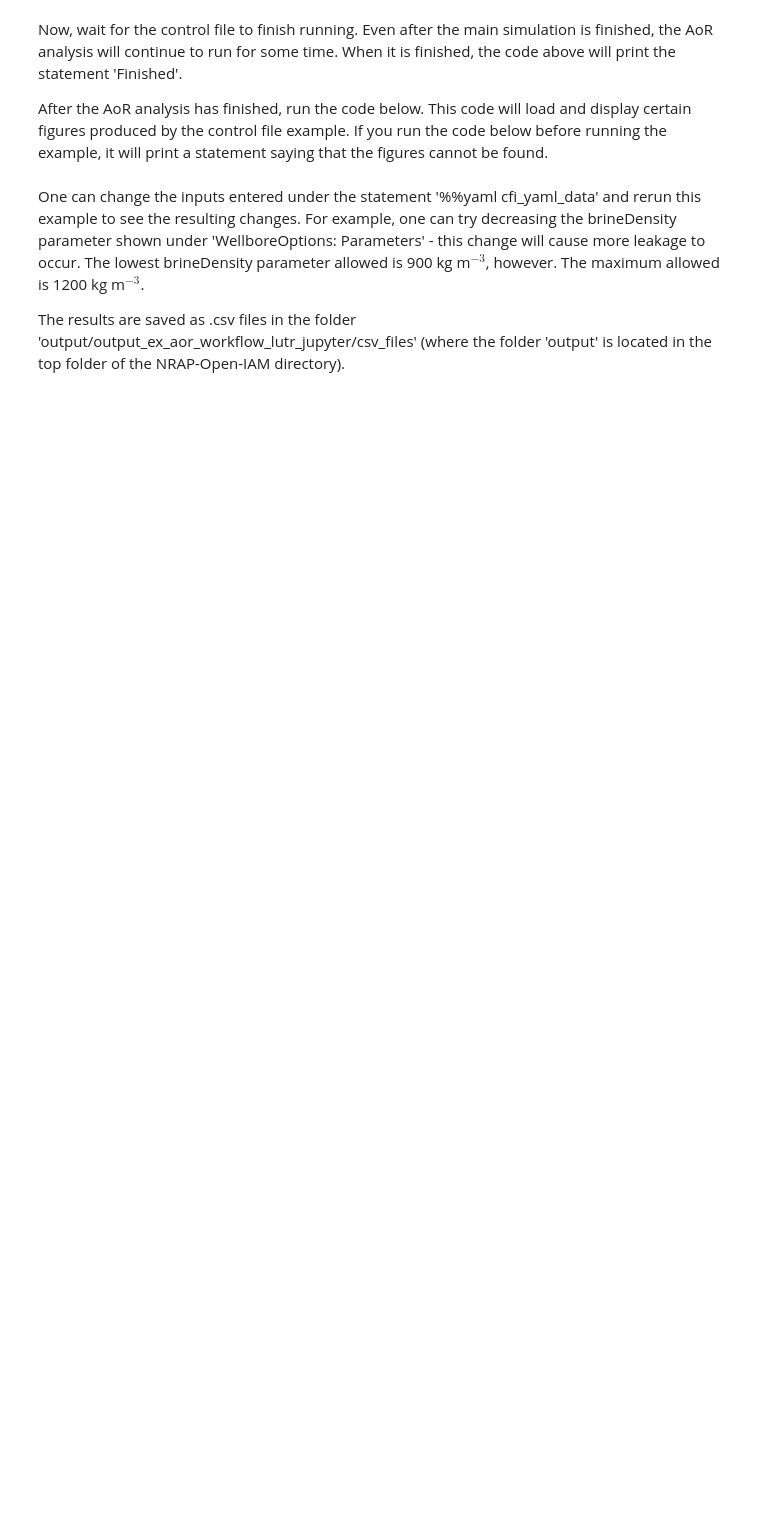
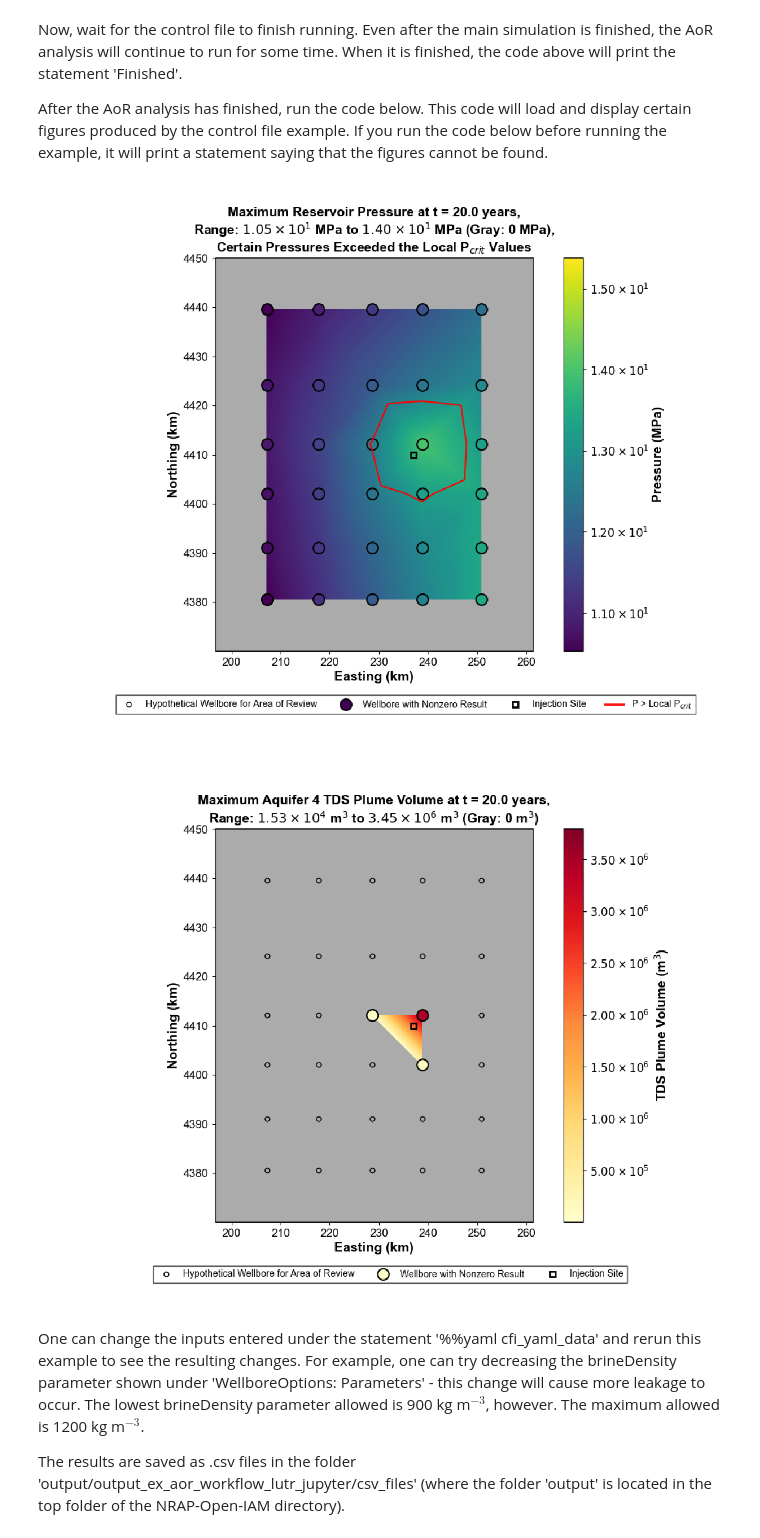
Before and after one commit to ShaparakSalek/NRAP-Open-IAM-Dev, a Jupyter notebook: examples/Jupyter_notebooks/05b_iam_cfi_aor_workflow_lutr_yamlmagic.ipynb, the cells around one changed output. Drawn from its saved outputs; the diff is of its cells as text; code cells hidden in the pictures; blank space fills up the shorter version.

```diff
--- a/examples/Jupyter_notebooks/05b_iam_cfi_aor_workflow_lutr_yamlmagic.ipynb
+++ b/examples/Jupyter_notebooks/05b_iam_cfi_aor_workflow_lutr_yamlmagic.ipynb
@@ -239,44 +325,47 @@ import matplotlib.image as mpimg
 
 example_output_directory = os.path.join(os.getcwd(), '..', '..', 'output', 'output_ex_aor_workflow_lutr_jupyter')
 
-figure_names = ['Pressure_Plot_tIndex_1.png', 'Pressure_Plot_tIndex_5.png',
-                'Pressure_Plot_tIndex_10.png', 'Pressure_Plot_tIndex_20.png',
-                'Aq_Brine_Impact_Plot_tIndex_1.png', 'Aq_Brine_Impact_Plot_tIndex_10.png',
-                'Aq_Brine_Impact_Plot_tIndex_20.png',
-                'CO2_Saturation_Plot_tIndex_20.png', 'Aq_CO2_Impact_Plot_tIndex_20.png',
+figure_names = ['Pressure_Plot_tIndex_1.tiff', 'Pressure_Plot_tIndex_5.tiff',
+                'Pressure_Plot_tIndex_10.tiff', 'Pressure_Plot_tIndex_20.tiff',
+                'Aq_Brine_Impact_Plot_tIndex_1.tiff', 'Aq_Brine_Impact_Plot_tIndex_10.tiff',
+                'Aq_Brine_Impact_Plot_tIndex_20.tiff',
+                'CO2_Saturation_Plot_tIndex_20.tiff', 'Aq_CO2_Impact_Plot_tIndex_20.tiff',
                 'Overall_AoR_Plot_tIndex_1.tiff', 'Overall_AoR_Plot_tIndex_10.tiff',
                 'Overall_AoR_Plot_tIndex_15.tiff', 'Overall_AoR_Plot_tIndex_20.tiff']
 
 # To plot all figures change False to True for variable plot_all below
-plot_all = True
+plot_all = False
 if plot_all:
     fig_indices = range(len(figure_names))
 else:
-    fig_indices = [3]
+    fig_indices = [3, 6]
 
 for figRef in fig_indices:
     file_path = os.path.join(example_output_directory, figure_names[figRef])
 
     check_for_figure = os.path.exists(file_path)
 
     if check_for_figure:
         img = mpimg.imread(file_path)
 
         fig = plt.figure(figRef + 1, figsize=(15, 12), dpi=100)
         ax = plt.gca()
 
         ax.imshow(img, interpolation='nearest')
 
         # We do not need the ticks from imshow, the figure file has its own ticks
         ax.axes.get_xaxis().set_ticks([])
         ax.axes.get_yaxis().set_ticks([])
 
         # We also do not need the spline added by imshow
         plt.setp(ax.spines.values(), alpha = 0)
     else:
         print('The figure {} was not found.'.format(file_path))
 
 plt.show()
+# %% [output]
+[figure, added]
+[figure, added]
 # %% [markdown]
 One can change the inputs entered under the statement '%%yaml cfi_yaml_data' and rerun this example to see the resulting changes. For example, one can try decreasing the brineDensity parameter shown under 'WellboreOptions: Parameters' - this change will cause more leakage to occur. The lowest brineDensity parameter allowed is 900 kg m$^{-3}$, however. The maximum allowed is 1200 kg m$^{-3}$.
 
```
Also changed, not shown: parts of 9 cells of this notebook, 17 other files.
